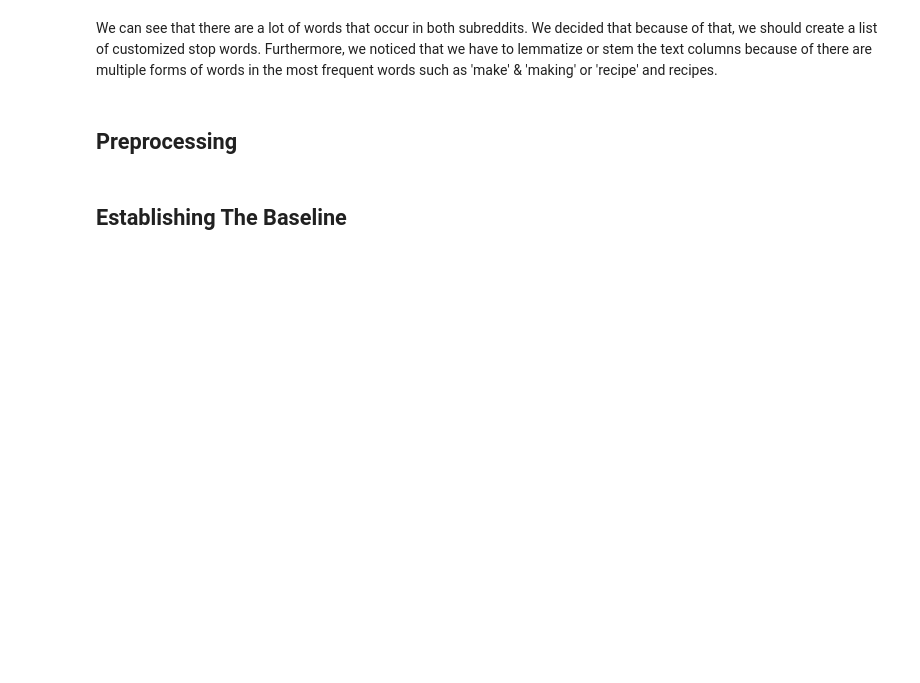
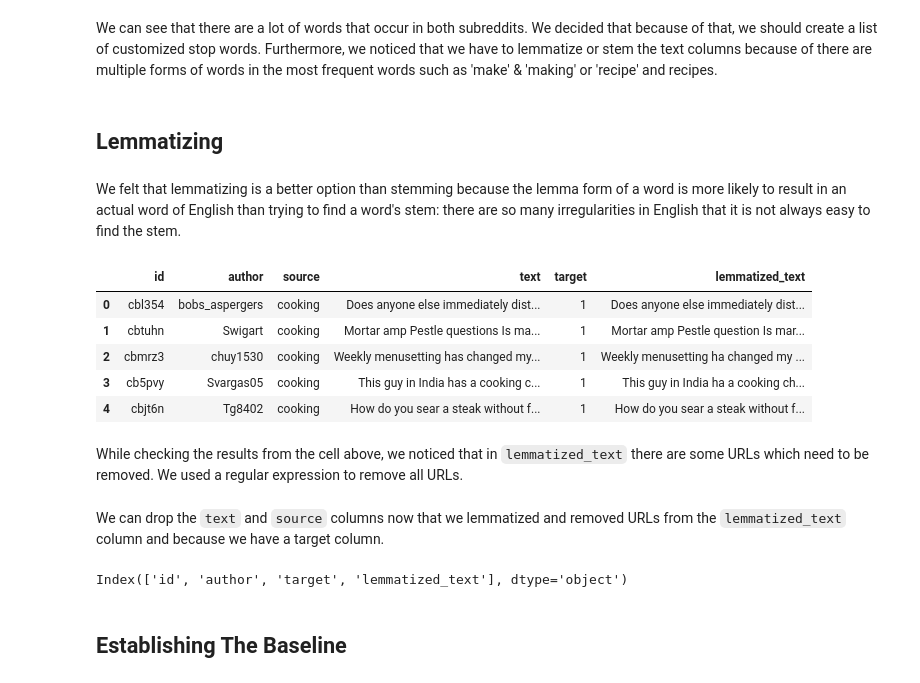
Before and after one commit to a-bergman/Reddit-Post-Classification, a Jupyter notebook: Code/Preprocessing & Modeling.ipynb, the cells around one changed output. Saved outputs shown, nothing was run; the diff lists cells and outputs as text; code cells hidden in the pictures; blank space fills up the shorter version.

Commit message:
prepared text to model

```diff
--- a/Code/Preprocessing & Modeling.ipynb
+++ b/Code/Preprocessing & Modeling.ipynb
@@ -183,4 +217,38 @@ plot_most_frequent_words(dataframes = [vectorized_cooking, vectorized_askculinar
 # %% [markdown]
 We can see that there are a lot of words that occur in both subreddits.  We decided that because of that, we should create a list of customized stop words.  Furthermore, we noticed that we have to lemmatize or stem the text columns because of there are multiple forms of words in the most frequent words such as 'make' & 'making' or 'recipe' and recipes.
 # %% [markdown]
-## Preprocessing
+## Lemmatizing
+# %% [markdown]
+We felt that lemmatizing is a better option than stemming because the lemma form of a word is more likely to result in an actual word of English than trying to find a word's stem: there are so many irregularities in English that it is not always easy to find the stem.
+# %%
+# Instantiating the lemmatizier and tokenizer
+# The tokenizer will only keep text
+
+lemmatizer = WordNetLemmatizer()
+tokenizer  = RegexpTokenizer(r'\w+')
+
+# Setting up the lemmatizer
+
+lemmatized_posts = []
+
+for post in model_data["text"]:
+    tokens = tokenizer.tokenize(post)
+    post  = [lemmatizer.lemmatize(post) for post in tokens]
+    lemmatized_posts.append(" ".join(post))
+
+# Appending the lemmatized posts to the dataframe
+
+model_data["lemmatized_text"] = lemmatized_posts
+
+# Checking the head of the dataframe
+
+model_data.head()
+# %% [output]
+|  | id | author | source | text | target | lemmatized_text |
+| 0 | cbl354 | bobs_aspergers | cooking | Does anyone else immediately dist... | 1 | Does anyone else immediately dist... |
+| 1 | cbtuhn | Swigart | cooking | Mortar amp Pestle questions Is ma... | 1 | Mortar amp Pestle question Is mar... |
+| 2 | cbmrz3 | chuy1530 | cooking | Weekly menusetting has changed my... | 1 | Weekly menusetting ha changed my ... |
+| 3 | cb5pvy | Svargas05 | cooking | This guy in India has a cooking c... | 1 | This guy in India ha a cooking ch... |
+| 4 | cbjt6n | Tg8402 | cooking | How do you sear a steak without f... | 1 | How do you sear a steak without f... |
+# %% [markdown]
+While checking the results from the cell above, we noticed that in `lemmatized_text` there are some URLs which need to be removed.  We used a regular expression to remove all URLs.
@@ -187,3 +257,15 @@ We can see that there are a lot of words that occur in both subreddits.  We deci
+# %% [markdown]
+We can drop the `text` and `source` columns now that we lemmatized and removed URLs from the `lemmatized_text` column and because we have a target column.
+# %%
+model_data.drop(columns = ["text", "source"],
+                axis    = 1,
+                inplace = True)
+
+# Checking the columns
+
+model_data.columns
+# %% [output]
+Index(['id', 'author', 'target', 'lemmatized_text'], dtype='object')
 # %% [markdown]
 ## Establishing The Baseline
 # %% [markdown]
```
Also changed, not shown: parts of 19 cells of this notebook, 1 other file.
